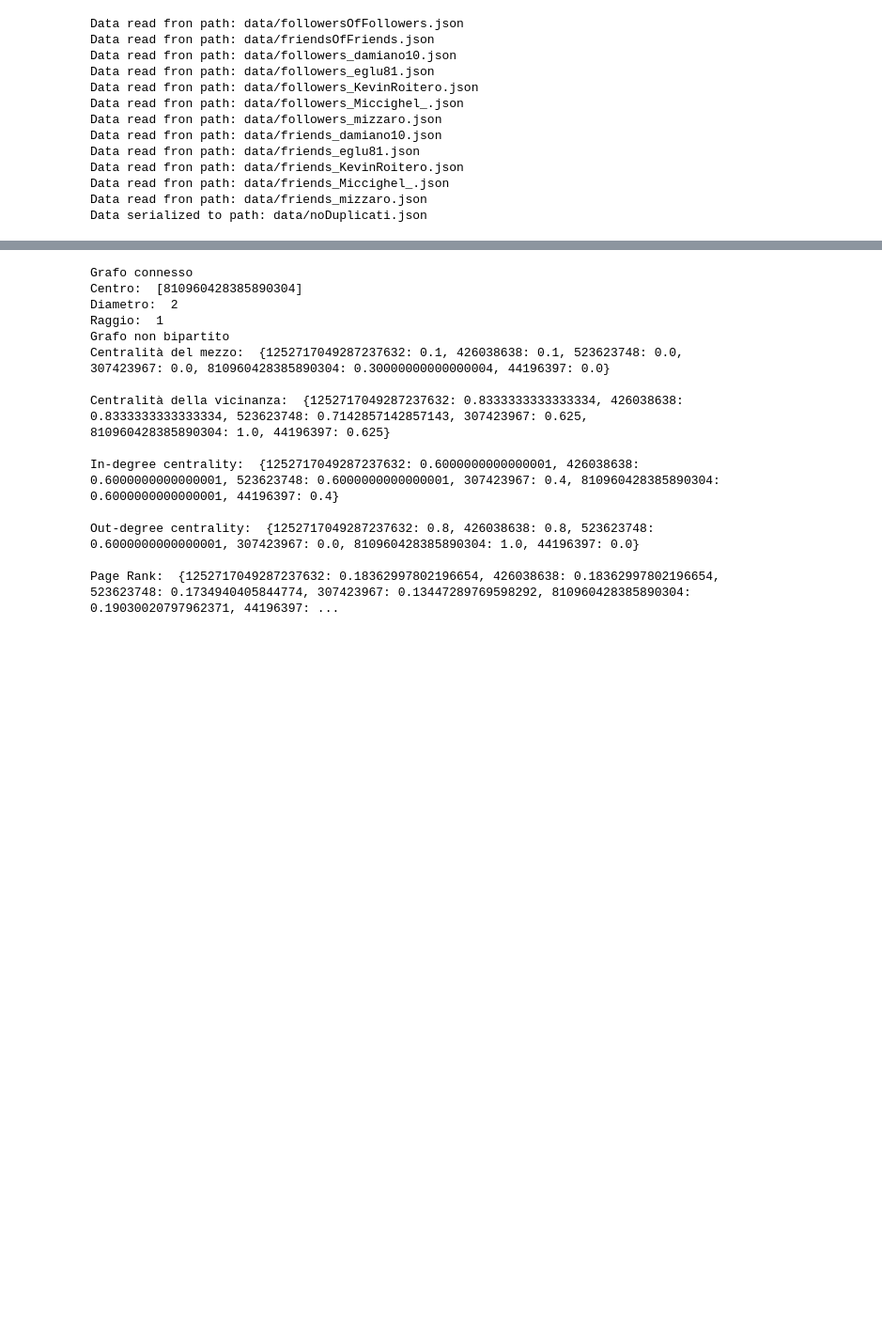
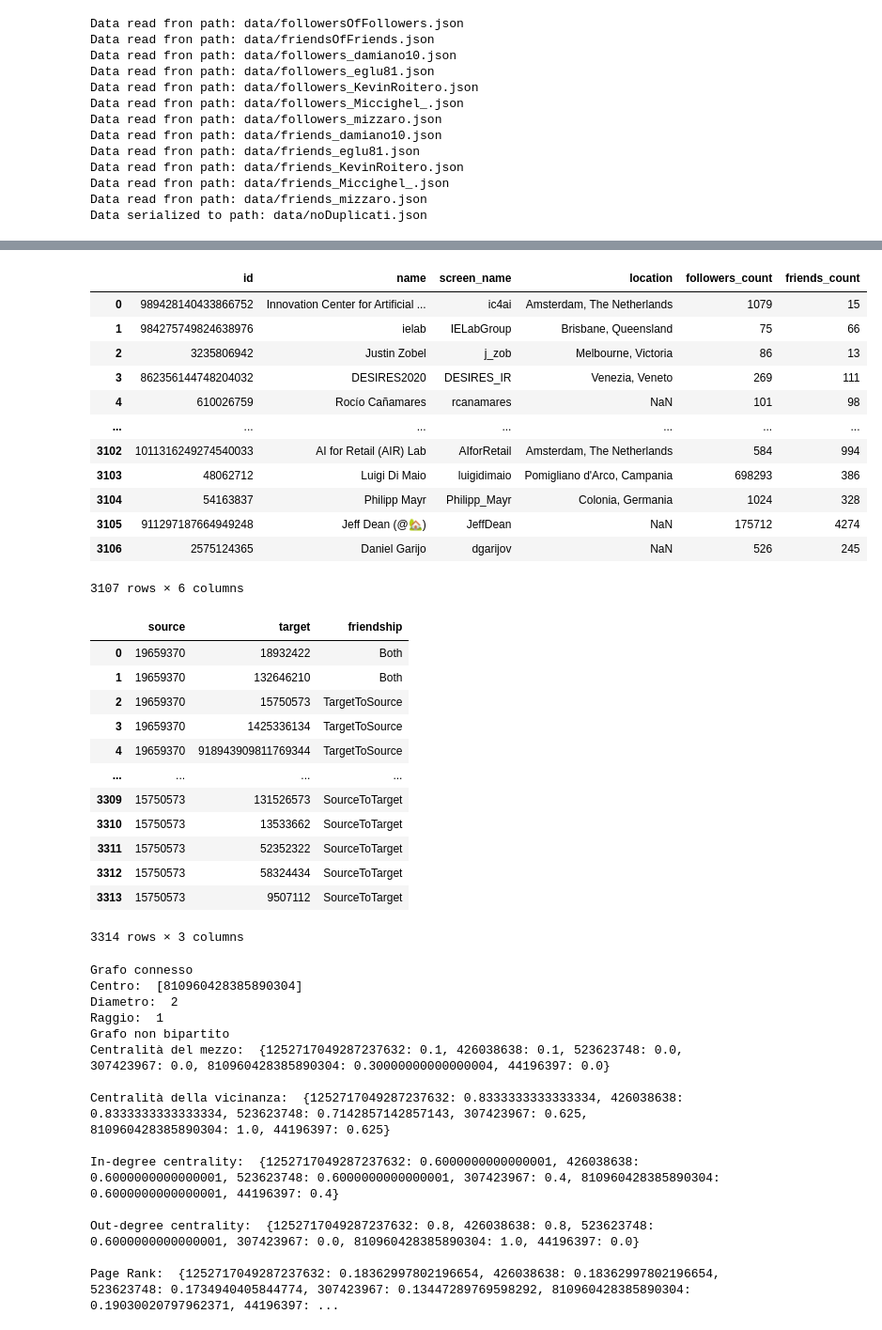
Before and after one commit to Uniud-IoT/ProgettoSC2020, a Jupyter notebook: Progetto.ipynb, the cells around one changed output, grey strips where cells are left out. Shown at 94% size. Cells and saved outputs as stored; diff of their text form; code cells hidden in the pictures; blank space fills up the shorter version.

```diff
--- a/Progetto.ipynb
+++ b/Progetto.ipynb
@@ -219,6 +272,6 @@ Data read fron path: data/noDuplicati.json
 # %%
-dfUsersDetails = pd.read_csv("usersDetails.csv")
-dfUsersFriendship = pd.read_csv("sourceTarget.csv")
+dfUsersDetails = pd.read_csv("usersDetailsULTIMATE.csv")
+dfUsersFriendship = pd.read_csv("sourceTargetULTIMATE.csv")
 
 graph = nx.DiGraph()
 
@@ -228,10 +281,8 @@ graph.graph["members"] = ["Luca","Thomas","Agustin","Edoardo"]
 for index,row in dfUsersDetails.iterrows():
     graph.add_node(row['id'], name = row['name'],screen_name=row['screen_name'],location = row['location'],followers_count = row['followers_count'],friends_count = row['friends_count'])
 
-#print(graph.nodes.data())
-
 for index, row in dfUsersFriendship.iterrows():
-    if row["friendship"] == "sourceToTarget":
+    if row["friendship"] == "SourceToTarget":
         graph.add_edge(row["source"], row["target"])
     elif row["friendship"] == "TargetToSource" :
         graph.add_edge(row["target"], row["source"])
@@ -241,20 +292,50 @@ for index, row in dfUsersFriendship.iterrows():
 
 nx.write_gpickle(graph,"data/orientedGraph.pkl")
 # %%
-dfUsersDetails = pd.read_csv("usersDetails.csv")
-dfUsersFriendship = pd.read_csv("sourceTarget.csv")
+dfUsersDetails = pd.read_csv("usersDetailsULTIMATE.csv")
+dfUsersFriendship = pd.read_csv("sourceTargetULTIMATE.csv")
+display(dfUsersDetails)
+display(dfUsersFriendship)
 
 graph = nx.Graph()
+
 #aggiunta membri gruppo come attributi
 graph.graph["members"] = ["Luca","Thomas","Agustin","Edoardo"]
 
 for index,row in dfUsersDetails.iterrows():
     graph.add_node(row['id'], label = row['screen_name'],location = row['location'],followers_count = row['followers_count'],friends_count = row['friends_count'])
 
 for index, row in dfUsersFriendship.iterrows():
-    graph.add_edge(row["source"], row["target"],id = row['id'])
+    graph.add_edge(row["source"], row["target"],weight = 1,id = index)
 
 nx.write_gpickle(graph,"data/unOrientedGraph.pkl")
+# %% [output]
+|  | id | name | screen_name | location | followers_count | friends_count |
+| 0 | 989428140433866752 | Innovation Center for Artificial ... | ic4ai | Amsterdam, The Netherlands | 1079 | 15 |
+| 1 | 984275749824638976 | ielab | IELabGroup | Brisbane, Queensland | 75 | 66 |
+| 2 | 3235806942 | Justin Zobel | j_zob | Melbourne, Victoria | 86 | 13 |
+| 3 | 862356144748204032 | DESIRES2020 | DESIRES_IR | Venezia, Veneto | 269 | 111 |
+| 4 | 610026759 | Rocío Cañamares | rcanamares | NaN | 101 | 98 |
+| ... | ... | ... | ... | ... | ... | ... |
+| 3102 | 1011316249274540033 | AI for Retail (AIR) Lab | AIforRetail | Amsterdam, The Netherlands | 584 | 994 |
+| 3103 | 48062712 | Luigi Di Maio | luigidimaio | Pomigliano d'Arco, Campania | 698293 | 386 |
+| 3104 | 54163837 | Philipp Mayr | Philipp_Mayr | Colonia, Germania | 1024 | 328 |
+| 3105 | 911297187664949248 | Jeff Dean (@🏡) | JeffDean | NaN | 175712 | 4274 |
+| 3106 | 2575124365 | Daniel Garijo | dgarijov | NaN | 526 | 245 |
+3107 rows × 6 columns
+|  | source | target | friendship |
+| 0 | 19659370 | 18932422 | Both |
+| 1 | 19659370 | 132646210 | Both |
+| 2 | 19659370 | 15750573 | TargetToSource |
+| 3 | 19659370 | 1425336134 | TargetToSource |
+| 4 | 19659370 | 918943909811769344 | TargetToSource |
+| ... | ... | ... | ... |
+| 3309 | 15750573 | 131526573 | SourceToTarget |
+| 3310 | 15750573 | 13533662 | SourceToTarget |
+| 3311 | 15750573 | 52352322 | SourceToTarget |
+| 3312 | 15750573 | 58324434 | SourceToTarget |
+| 3313 | 15750573 | 9507112 | SourceToTarget |
+3314 rows × 3 columns
 # %%
 #punto 6
 
```
Also changed, not shown: parts of 5 cells of this notebook, 5 other files.
